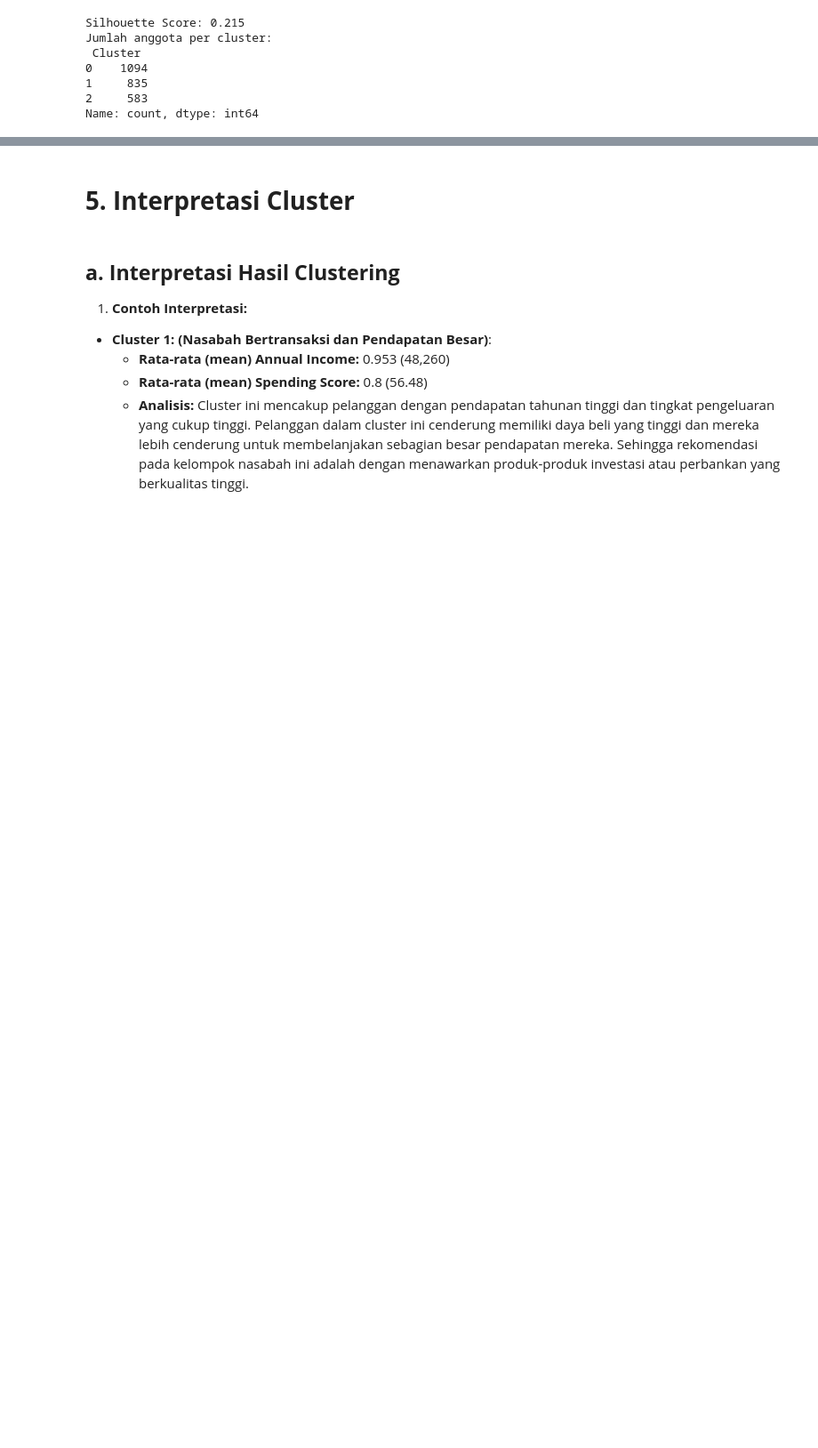
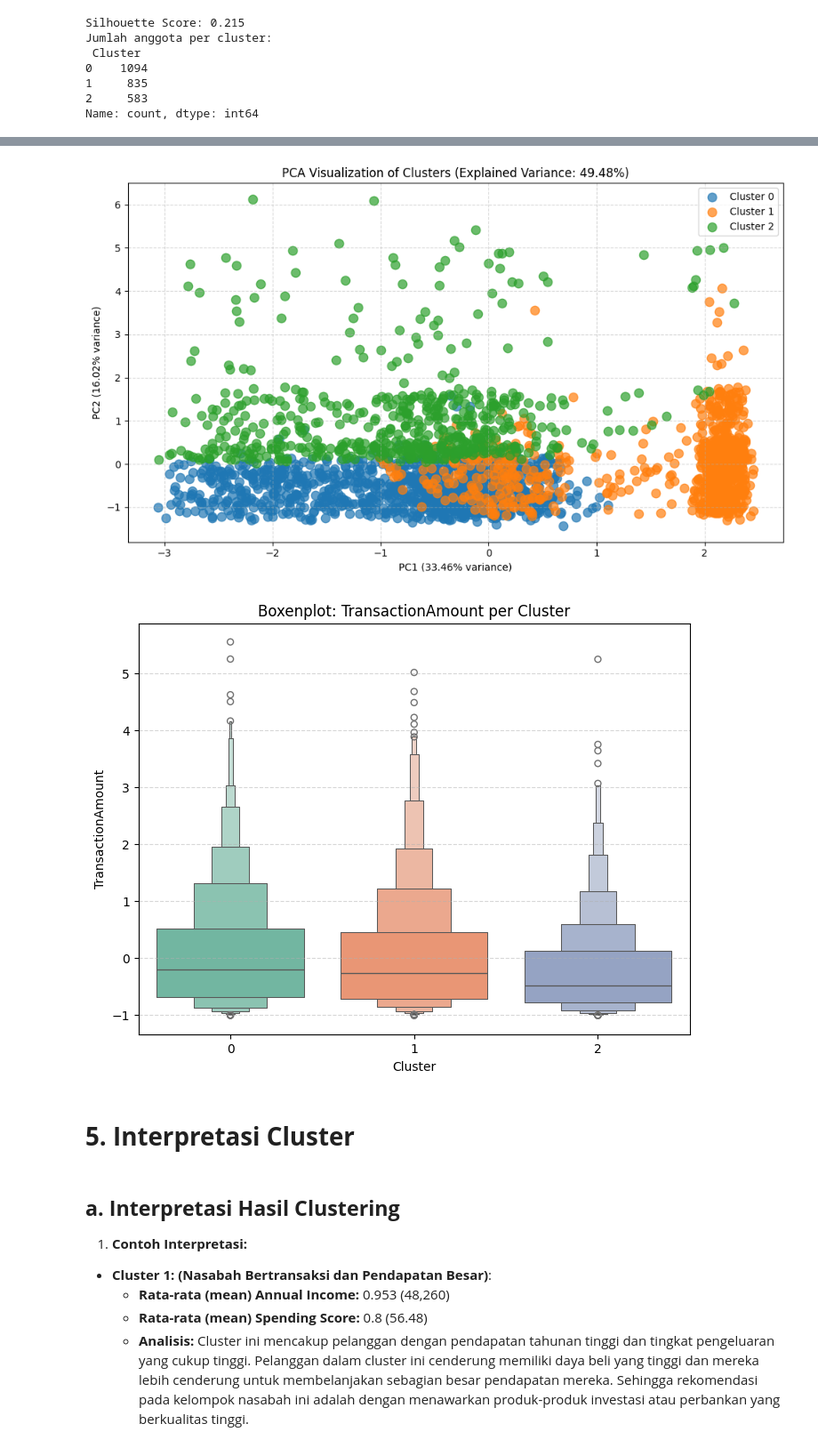
Before and after one commit to Andriansyah2501/BMLP, a Jupyter notebook: [Clustering]_Submission_Akhir_BMLP_Andrian_Syah.ipynb, the cells around one changed output, grey strips where cells are left out. Shown at 89% size. Saved outputs shown, nothing was run; the diff lists cells and outputs as text; code cells hidden in the pictures; blank space fills up the shorter version.

```diff
--- a/[Clustering]_Submission_Akhir_BMLP_Andrian_Syah.ipynb
+++ b/[Clustering]_Submission_Akhir_BMLP_Andrian_Syah.ipynb
@@ -271,3 +265,42 @@ Jalankan cell code ini untuk menyimpan model kamu.
+# %%
+from sklearn.decomposition import PCA
+
+# 1. Seleksi fitur numerik (kecuali kolom 'Cluster')
+features = df.select_dtypes(include='number').drop('Cluster', axis=1)
+
+# 2. PCA: Reduksi dimensi ke 2 komponen
+pca = PCA(n_components=2)
+principal_components = pca.fit_transform(features)
+
+# 3. Menambahkan hasil PCA ke dalam DataFrame
+df['PC1'] = principal_components[:, 0]
+df['PC2'] = principal_components[:, 1]
+
+# 4. Visualisasi 2D scatter berdasarkan hasil PCA
+plt.figure(figsize=(10, 6))
+for cluster_label in sorted(df['Cluster'].unique()):
+    cluster_data = df[df['Cluster'] == cluster_label]
+    plt.scatter(cluster_data['PC1'], cluster_data['PC2'], s=80, label=f'Cluster {cluster_label}', alpha=0.7)
+
+plt.title(f'PCA Visualization of Clusters (Explained Variance: {sum(pca.explained_variance_ratio_):.2%})')
+plt.xlabel(f'PC1 ({pca.explained_variance_ratio_[0]:.2%} variance)')
+plt.ylabel(f'PC2 ({pca.explained_variance_ratio_[1]:.2%} variance)')
+plt.legend()
+plt.grid(True, linestyle='--', alpha=0.5)
+plt.tight_layout()
+plt.show()
+
+# 5. Boxplot: Distribusi TransactionAmount per cluster
+plt.figure(figsize=(8, 6))
+sns.boxenplot(data=df, x='Cluster', y='TransactionAmount', palette='Set2')
+plt.title('Boxenplot: TransactionAmount per Cluster')
+plt.xlabel('Cluster')
+plt.ylabel('TransactionAmount')
+plt.grid(axis='y', linestyle='--', alpha=0.5)
+plt.show()
+# %% [output]
+[figure, added]
+[figure, added]
 # %% [markdown]
 # **5. Interpretasi Cluster**
 # %% [markdown]
```
Also changed, not shown: parts of 11 cells of this notebook.
